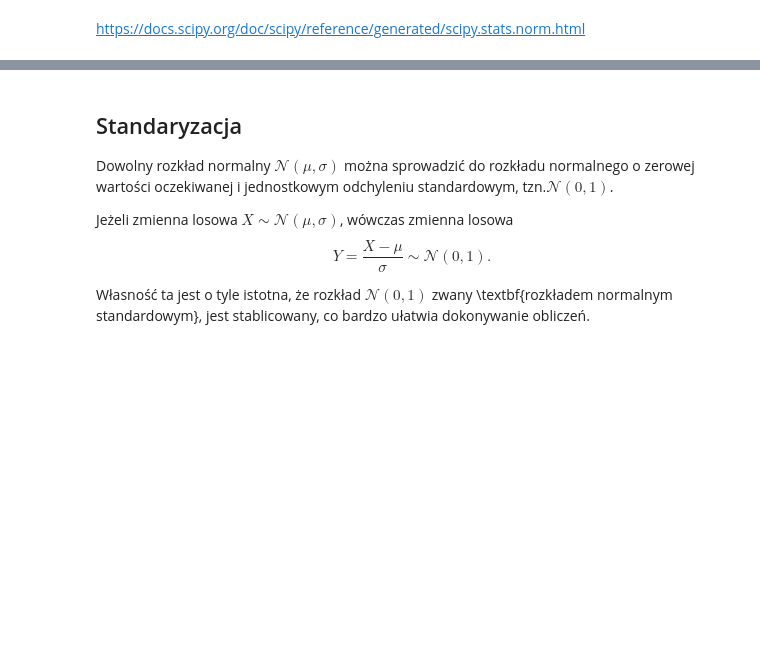
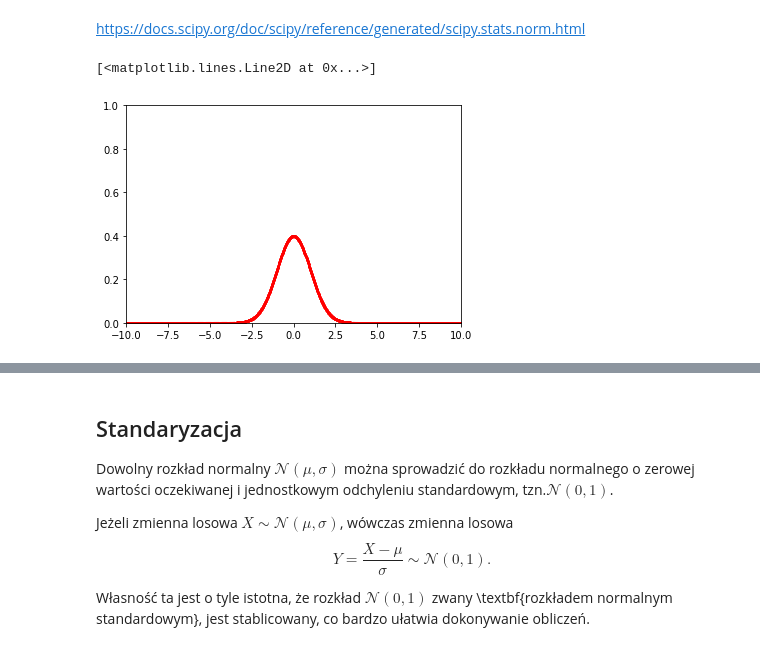
Before and after one commit to mdabrowski-phd/ds250223_stat, a Jupyter notebook: 02_rachunek_prawdopodobienstwa/05_rozklad_normalny.ipynb, the cells around one changed output, grey strips where cells are left out. Drawn from its saved outputs; the diff is of its cells as text; code cells hidden in the pictures; blank space fills up the shorter version.

```diff
--- a/02_rachunek_prawdopodobienstwa/05_rozklad_normalny.ipynb
+++ b/02_rachunek_prawdopodobienstwa/05_rozklad_normalny.ipynb
@@ -24,3 +24,18 @@ from scipy import stats
 6. Wylosuj $n$ obserwacji z zdefiniowanego rozkładu i narysujmy dla nich histogram.
 # %% [markdown]
 https://docs.scipy.org/doc/scipy/reference/generated/scipy.stats.norm.html
+# %%
+# 1. Definicja
+norm01 = stats.norm(loc=0, scale=1)
+# %%
+# 2. Gęstość
+
+fig, ax = plt.subplots(1, 1)
+ax.set_xlim([-10, 10])
+ax.set_ylim([0, 1])
+
+x_value = np.linspace(-10, 10, 1000)
+ax.plot(x_value, norm01.pdf(x_value), 'ro--', ms=2, label='norm(0,1) pdf')
+# %% [output]
+[<matplotlib.lines.Line2D at 0x...>]
+[figure, added]
```
Also changed, not shown: parts of 25 cells of this notebook, 3 other files.
